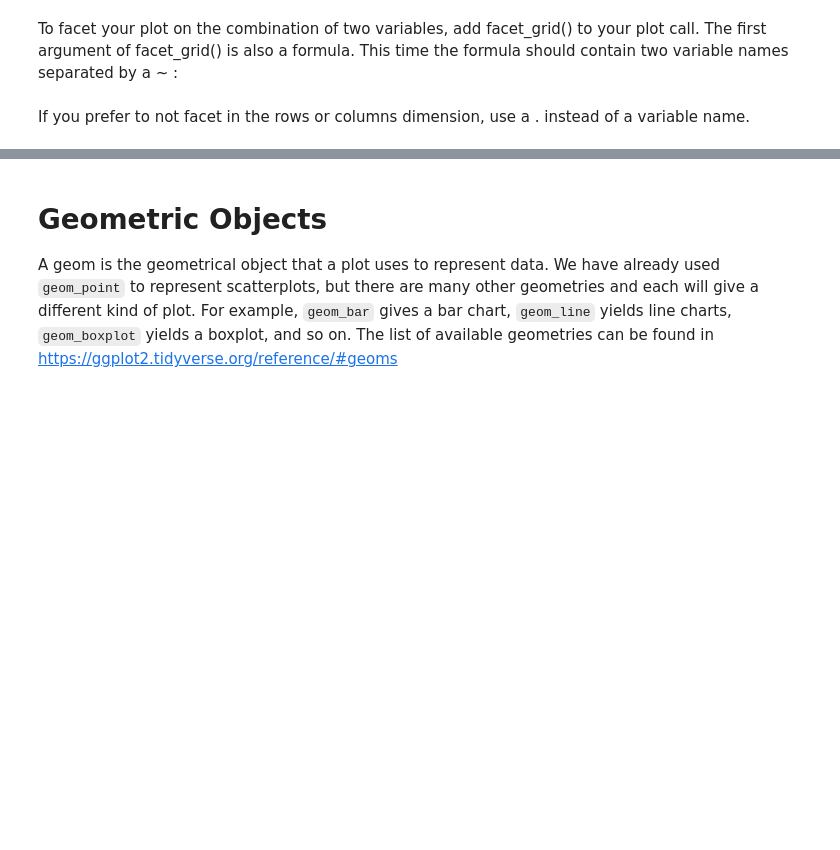
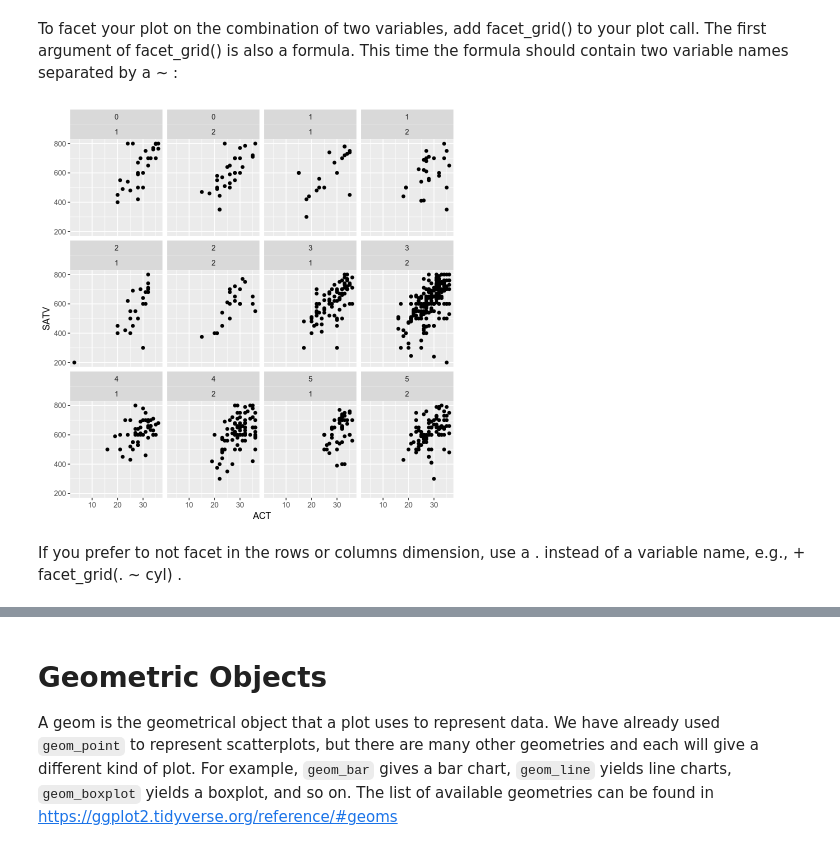
Before and after one commit to jrasero/cm-85-309, a Jupyter notebook: tutorials/week-1/013-Data_Visualization-intro_to_ggplot.ipynb, the cells around one changed output, grey strips where cells are left out. Cells and saved outputs as stored; diff of their text form; code cells hidden in the pictures; blank space fills up the shorter version.

```diff
--- a/tutorials/week-1/013-Data_Visualization-intro_to_ggplot.ipynb
+++ b/tutorials/week-1/013-Data_Visualization-intro_to_ggplot.ipynb
@@ -221,7 +221,9 @@ facet_grid() to your plot call. The first argument of facet_grid()
 is also a formula. This time the formula should contain two variable
 names separated by a ~ :
 # %%
-ggplot(data = sat.dat) + geom_point(mapping = aes(x=ACT, y=SATV)) + facet_grid(education~gender)
+ggplot(data = sat.dat) + geom_point(mapping = aes(x=ACT, y=SATV)) + facet_wrap(education~gender)
+# %% [output]
+[figure, added]
 # %% [markdown]
-If you prefer to not facet in the rows or columns dimension, use a . instead of a variable name.
+If you prefer to not facet in the rows or columns dimension, use a . instead of a variable name, e.g., + facet_grid(. ~ cyl) .
 # %%
```
Also changed, not shown: parts of 3 cells of this notebook.
